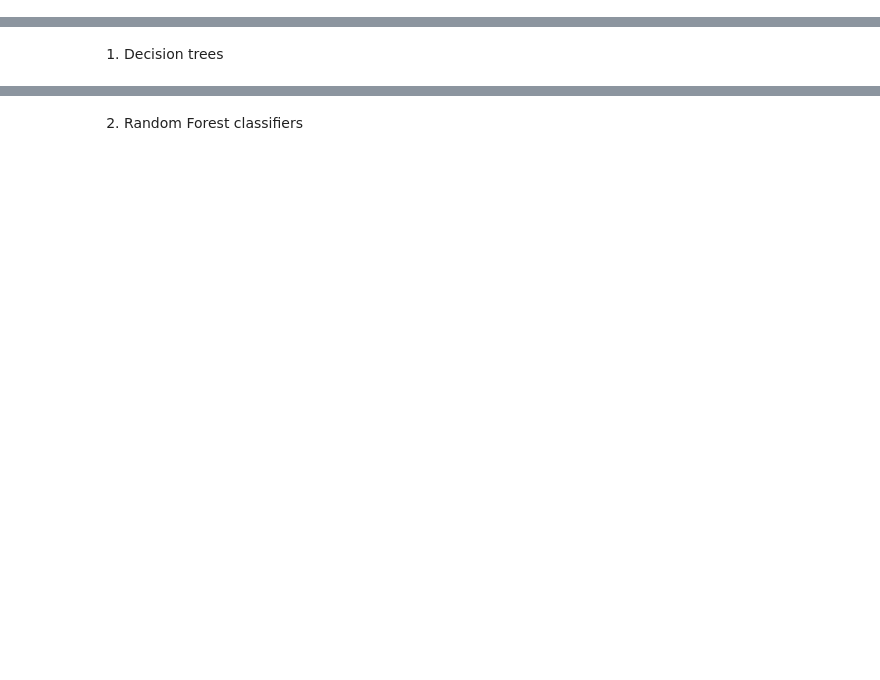
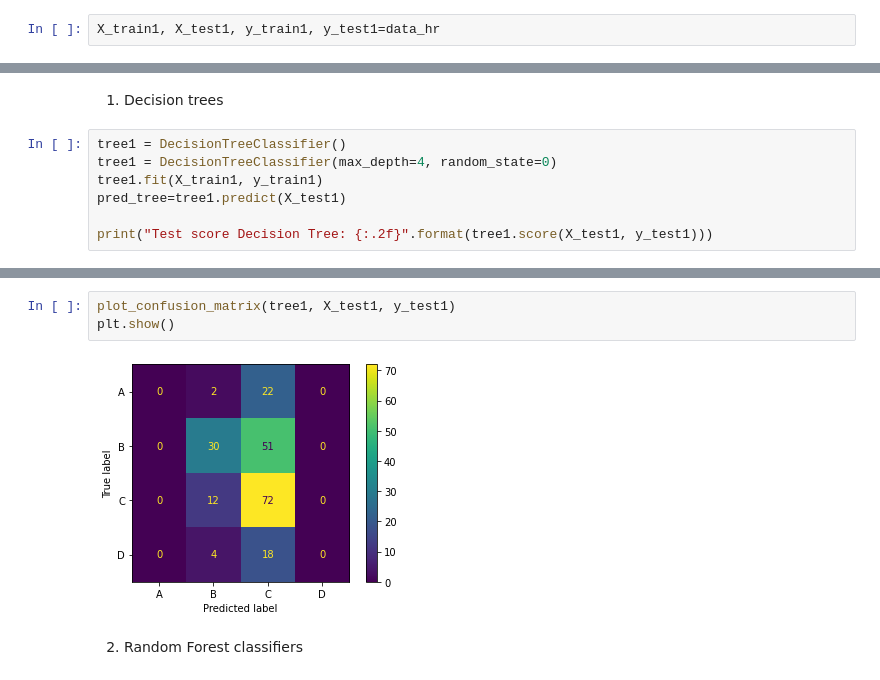
Before and after one commit to teerachot-m/Employee-Performance-Evaluation-and-Prediction, a Jupyter notebook: Project_HR.ipynb, the cells around one changed output, grey strips where cells are left out. Cells and saved outputs as stored; diff of their text form; blank space fills up the shorter version.

```diff
--- a/Project_HR.ipynb
+++ b/Project_HR.ipynb
@@ -1018,0 +1021,2 @@ Number of features used: 11
+# %%
+X_train1, X_test1, y_train1, y_test1=data_hr
@@ -1019,2 +1028,9 @@ Number of features used: 11
 # %% [markdown]
 1. Decision trees
+# %%
+tree1 = DecisionTreeClassifier()
+tree1 = DecisionTreeClassifier(max_depth=4, random_state=0)
+tree1.fit(X_train1, y_train1)
+pred_tree=tree1.predict(X_test1)
+
+print("Test score Decision Tree: {:.2f}".format(tree1.score(X_test1, y_test1)))
@@ -1021,2 +1048,7 @@ Number of features used: 11
+# %%
+plot_confusion_matrix(tree1, X_test1, y_test1)
+plt.show()
+# %% [output]
+[figure, added]
 # %% [markdown]
 2. Random Forest classifiers
```
Also changed, not shown: parts of 21 cells of this notebook.
